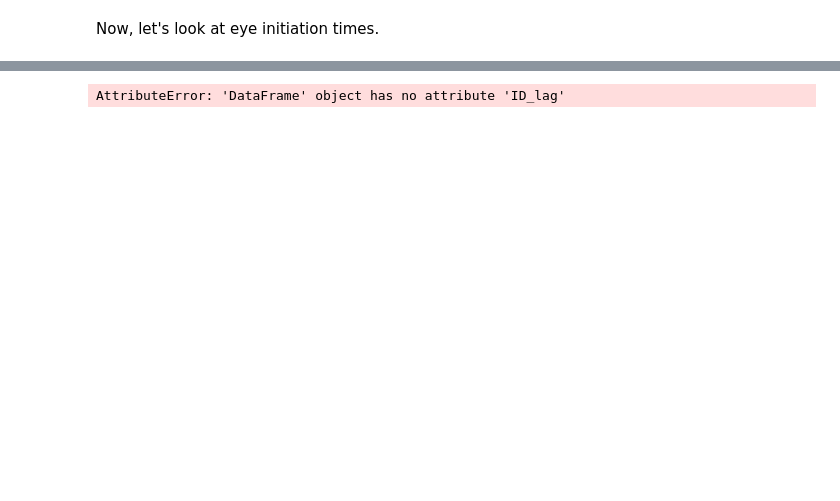
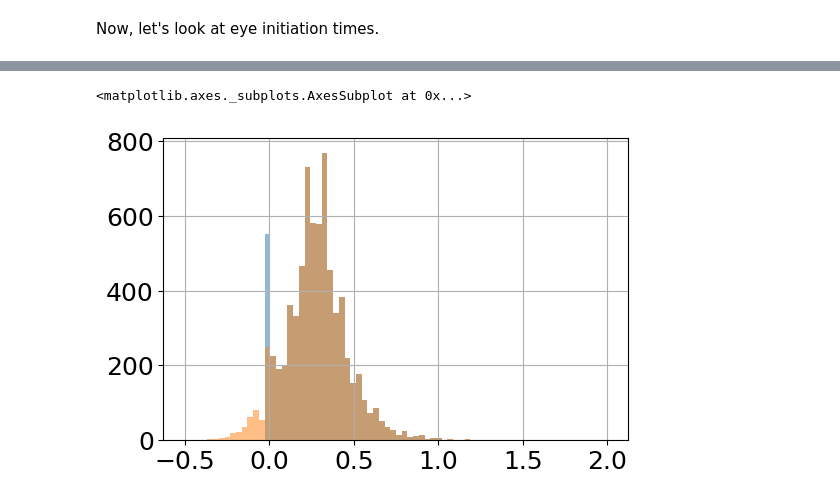
Before and after one commit to cherepaha/eyehandrdk, a Jupyter notebook: analysis_log.ipynb, the cells around one changed output, grey strips where cells are left out. Drawn from its saved outputs; the diff is of its cells as text; code cells hidden in the pictures; blank space fills up the shorter version.

```diff
--- a/analysis_log.ipynb
+++ b/analysis_log.ipynb
@@ -202,5 +166,34 @@ sns.jointplot(data=choices[choices.initial_lag>0], x='mouse_IT', y='initial_lag'
-# %%
-sns.jointplot(data=choices_2[choices_2.ID_lag>-np.inf], x='mouse_IT', y='ID_lag')
-sns.factorplot(x='coherence', y='ID_lag', data=choices_2[choices_2.ID_lag>-np.inf], kind='point')
-# %% [output]
-AttributeError: 'DataFrame' object has no attribute 'ID_lag'
+# %%
+it_distance_threshold = 0
+def get_stim_it(stim_traj):
+    it, d = 0, 0
+    v = stim_traj.mouse_v.values
+    t = stim_traj.timestamp.values
+    if v[-1]:
+        idx = np.where(v==0)[0][-1]+1 if len(v[v==0]) else 0
+#         d is the distance travelled by mouse cursor during the last submovement during stimilus presentation
+        d = (v[idx:]*np.diff(t)[idx-1:]).sum()
+#         initiation time during stimulus presentation is aligned at stimulus offset, so it can be negative!
+        it = (t[idx] - t.max()) if d>it_distance_threshold else 0
+    return pd.Series({'stim_IT': it, 'stim_IT_dist': d})
+#     return pd.Series({'stim_IT': -it})
+choices = choices.join(stim_viewing.groupby(level=index).apply(get_stim_it))
+# %%
+def get_stim_mouse_IT(stim_traj):
+    t = stim_traj.timestamp.values
+    v = stim_traj.mouse_v.values
+    if v[-1]:
+        idx = np.where(v==0)[0][-1]+1 if len(v[v==0]) else 0
+        IT = (t[idx] - t.max())
+    else:
+        IT = 0
+    return IT
+
+bins = np.linspace(-0.5, 2.0, 75)
+choices.mouse_IT.hist(bins=bins, alpha=0.5)
+choices['stim_mouse_IT'] = stim_viewing.groupby(level=index).apply(get_stim_mouse_IT)
+choices.loc[choices.mouse_IT==0, 'mouse_IT'] = choices.loc[choices.mouse_IT==0, 'stim_mouse_IT']
+choices.mouse_IT.hist(bins=bins, alpha=0.5)
+# %% [output]
+<matplotlib.axes._subplots.AxesSubplot at 0x...>
+[figure, added]
```
Also changed, not shown: parts of 19 cells of this notebook, 2 other files.
